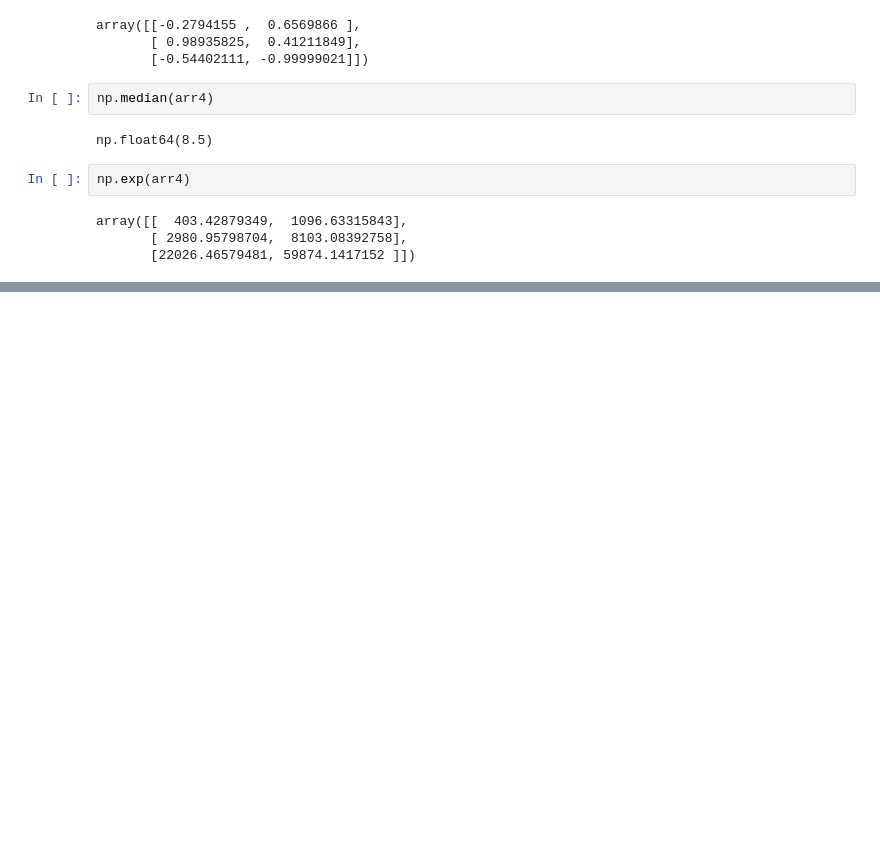
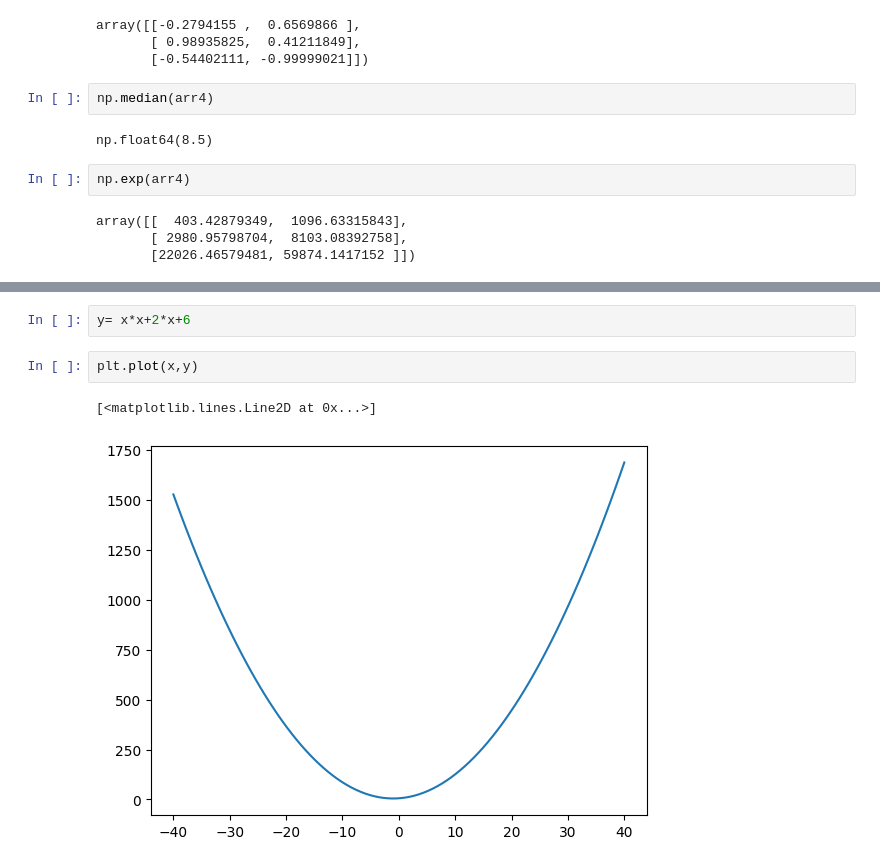
Before and after one commit to princesaha007/python-numpy-operations, a Jupyter notebook: numpy.ipynb, the cells around one changed output, grey strips where cells are left out. Cells and saved outputs as stored; diff of their text form; blank space fills up the shorter version.

```diff
--- a/numpy.ipynb
+++ b/numpy.ipynb
@@ -354,0 +531,7 @@ array([[  403.42879349,  1096.63315843],
+# %%
+y= x*x+2*x+6
+# %%
+plt.plot(x,y)
+# %% [output]
+[<matplotlib.lines.Line2D at 0x...>]
+[figure, added]
```
Also changed, not shown: parts of 31 cells of this notebook.
